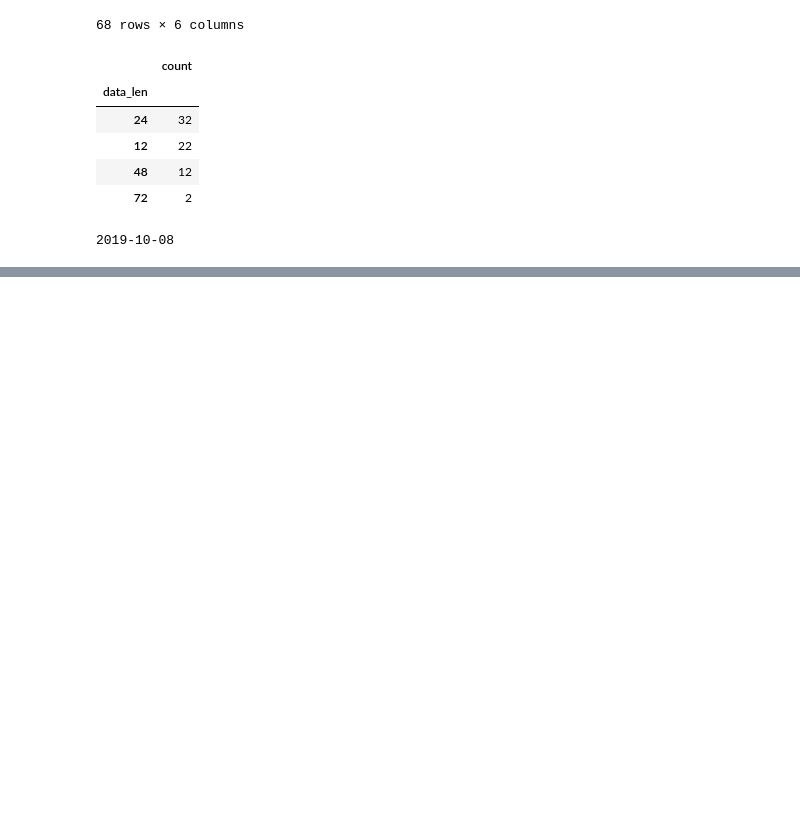
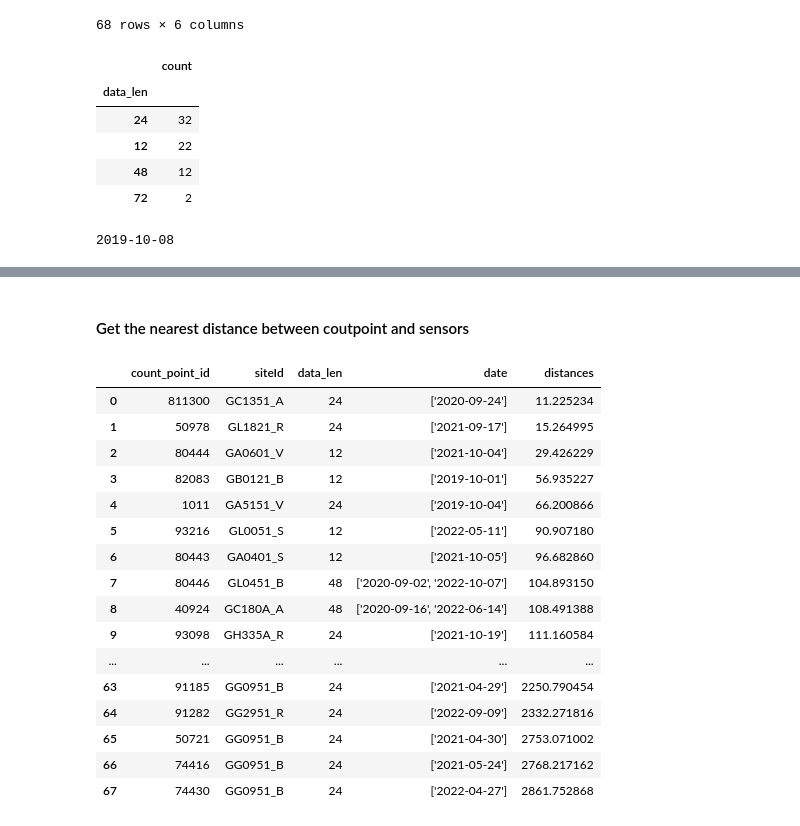
Before and after one commit to YueLi-0816/data_paper, a Jupyter notebook: Traffic_counts_read.ipynb, the cells around one changed output, grey strips where cells are left out. Drawn from its saved outputs; the diff is of its cells as text; code cells hidden in the pictures; blank space fills up the shorter version.

```diff
--- a/Traffic_counts_read.ipynb
+++ b/Traffic_counts_read.ipynb
@@ -181,0 +162,2 @@ len(count_points.count_point_id.unique())
+# %% [markdown]
+#### Get the nearest distance between coutpoint and sensors
@@ -181,0 +167,21 @@ len(count_points.count_point_id.unique())
+# %%
+countpoint_dis = gpd.sjoin_nearest(countpoint_68, detector_470, distance_col="distances", lsuffix="left", rsuffix="right", exclusive=True)
+countpoint_dis[['count_point_id','siteId','data_len','date','distances']].sort_values(by=['distances']).reset_index(drop=True)
+# %% [output]
+|  | count_point_id | siteId | data_len | date | distances |
+| 0 | 811300 | GC1351_A | 24 | ['2020-09-24'] | 11.225234 |
+| 1 | 50978 | GL1821_R | 24 | ['2021-09-17'] | 15.264995 |
+| 2 | 80444 | GA0601_V | 12 | ['2021-10-04'] | 29.426229 |
+| 3 | 82083 | GB0121_B | 12 | ['2019-10-01'] | 56.935227 |
+| 4 | 1011 | GA5151_V | 24 | ['2019-10-04'] | 66.200866 |
+| 5 | 93216 | GL0051_S | 12 | ['2022-05-11'] | 90.907180 |
+| 6 | 80443 | GA0401_S | 12 | ['2021-10-05'] | 96.682860 |
+| 7 | 80446 | GL0451_B | 48 | ['2020-09-02', '2022-10-07'] | 104.893150 |
+| 8 | 40924 | GC180A_A | 48 | ['2020-09-16', '2022-06-14'] | 108.491388 |
+| 9 | 93098 | GH335A_R | 24 | ['2021-10-19'] | 111.160584 |
+| ... | ... | ... | ... | ... | ... |
+| 63 | 91185 | GG0951_B | 24 | ['2021-04-29'] | 2250.790454 |
+| 64 | 91282 | GG2951_R | 24 | ['2022-09-09'] | 2332.271816 |
+| 65 | 50721 | GG0951_B | 24 | ['2021-04-30'] | 2753.071002 |
+| 66 | 74416 | GG0951_B | 24 | ['2021-05-24'] | 2768.217162 |
+| 67 | 74430 | GG0951_B | 24 | ['2022-04-27'] | 2861.752868 |
```
Also changed, not shown: parts of 26 cells of this notebook.
